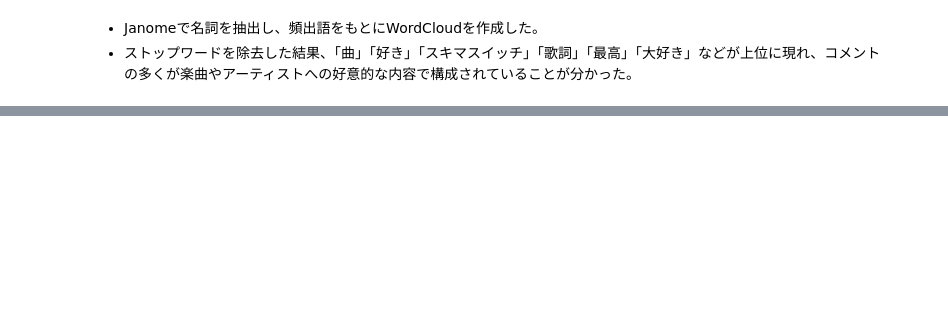
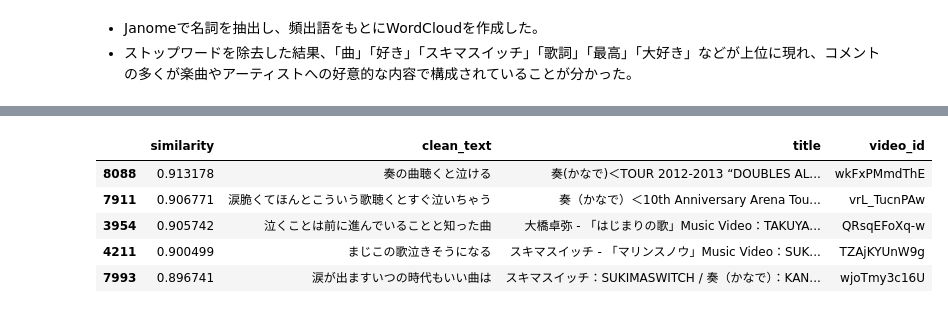
Before and after one commit to rksinagaki/project_api, a Jupyter notebook: src/notebook/01_EDA_youtube_v2.ipynb, the cells around one changed output, grey strips where cells are left out. Cells and saved outputs as stored; diff of their text form; code cells hidden in the pictures; blank space fills up the shorter version.

```diff
--- a/src/notebook/01_EDA_youtube_v2.ipynb
+++ b/src/notebook/01_EDA_youtube_v2.ipynb
@@ -474,0 +548,11 @@ plt.show()
+# %%
+# 動作確認
+display(search("泣ける曲を教えて", top_k=5))
+display(search("積み上げたものぶっ壊してる回", top_k=5))
+# %% [output]
+|  | similarity | clean_text | title | video_id |
+| 8088 | 0.913178 | 奏の曲聴くと泣ける | 奏(かなで)＜TOUR 2012-2013 “DOUBLES AL... | wkFxPMmdThE |
+| 7911 | 0.906771 | 涙脆くてほんとこういう歌聴くとすぐ泣いちゃう | 奏（かなで）＜10th Anniversary Arena Tou... | vrL_TucnPAw |
+| 3954 | 0.905742 | 泣くことは前に進んでいることと知った曲 | 大橋卓弥 - 「はじまりの歌」Music Video：TAKUYA... | QRsqEFoXq-w |
+| 4211 | 0.900499 | まじこの歌泣きそうになる | スキマスイッチ - 「マリンスノウ」Music Video：SUK... | TZAjKYUnW9g |
+| 7993 | 0.896741 | 涙が出ますいつの時代もいい曲は | スキマスイッチ：SUKIMASWITCH / 奏（かなで）：KAN... | wjoTmy3c16U |
```
Also changed, not shown: parts of 11 cells of this notebook, 2 other files.
